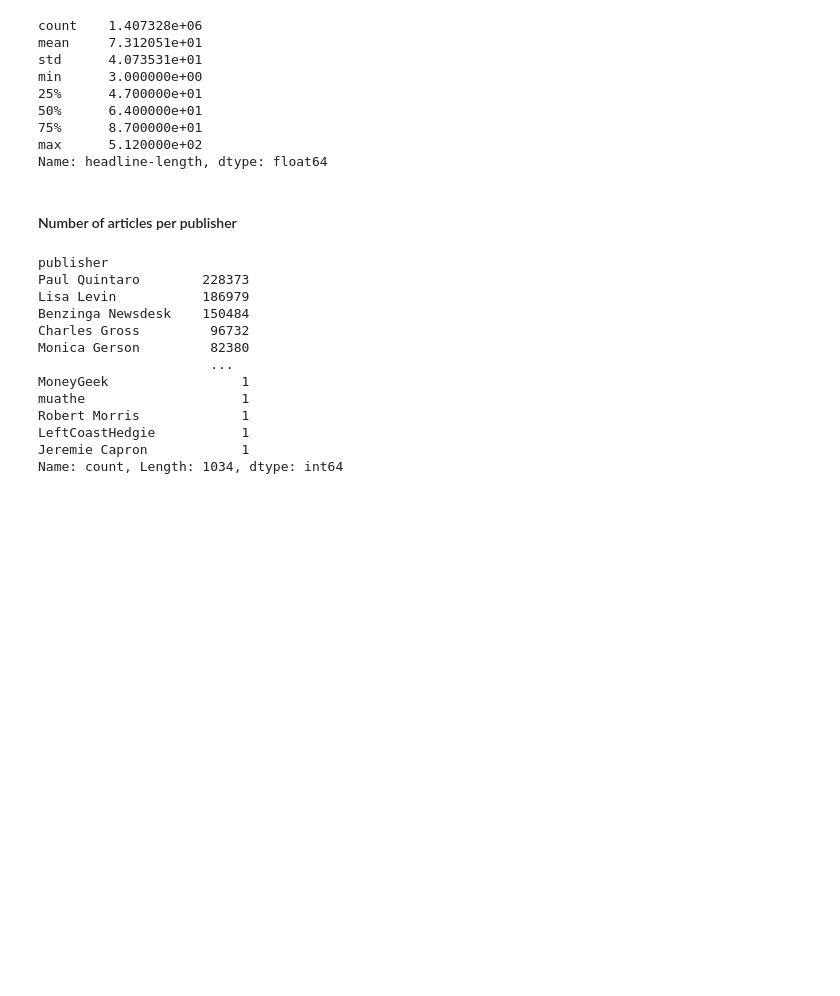
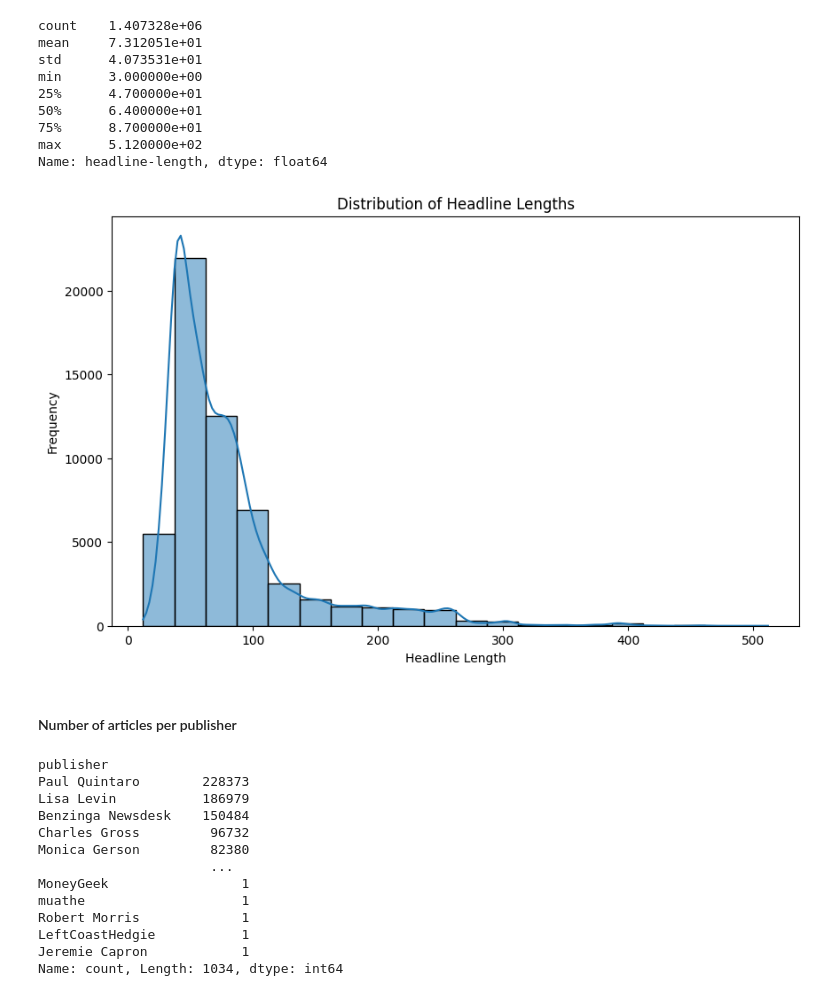
Before and after one commit to Liya-F/Kifiya-AI-MasteryW1, a Jupyter notebook: notebooks/EDA.ipynb, the cells around one changed output. Cells and saved outputs as stored; diff of their text form; code cells hidden in the pictures; blank space fills up the shorter version.

```diff
--- a/notebooks/EDA.ipynb
+++ b/notebooks/EDA.ipynb
@@ -40,6 +39,21 @@ min      3.000000e+00
 75%      8.700000e+01
 max      5.120000e+02
 Name: headline-length, dtype: float64
+# %%
+plt.figure(figsize=(10, 6))
+
+# Plot the histogram of headline lengths
+sns.histplot(data['headline-length'], bins=20, kde=True)
+
+# Add titles and labels
+plt.title('Distribution of Headline Lengths')
+plt.xlabel('Headline Length')
+plt.ylabel('Frequency')
+
+# Show the plot
+plt.show()
+# %% [output]
+[figure, added]
 # %% [markdown]
 #### Number of articles per publisher
 # %%
```
Also changed, not shown: parts of 5 cells of this notebook.
